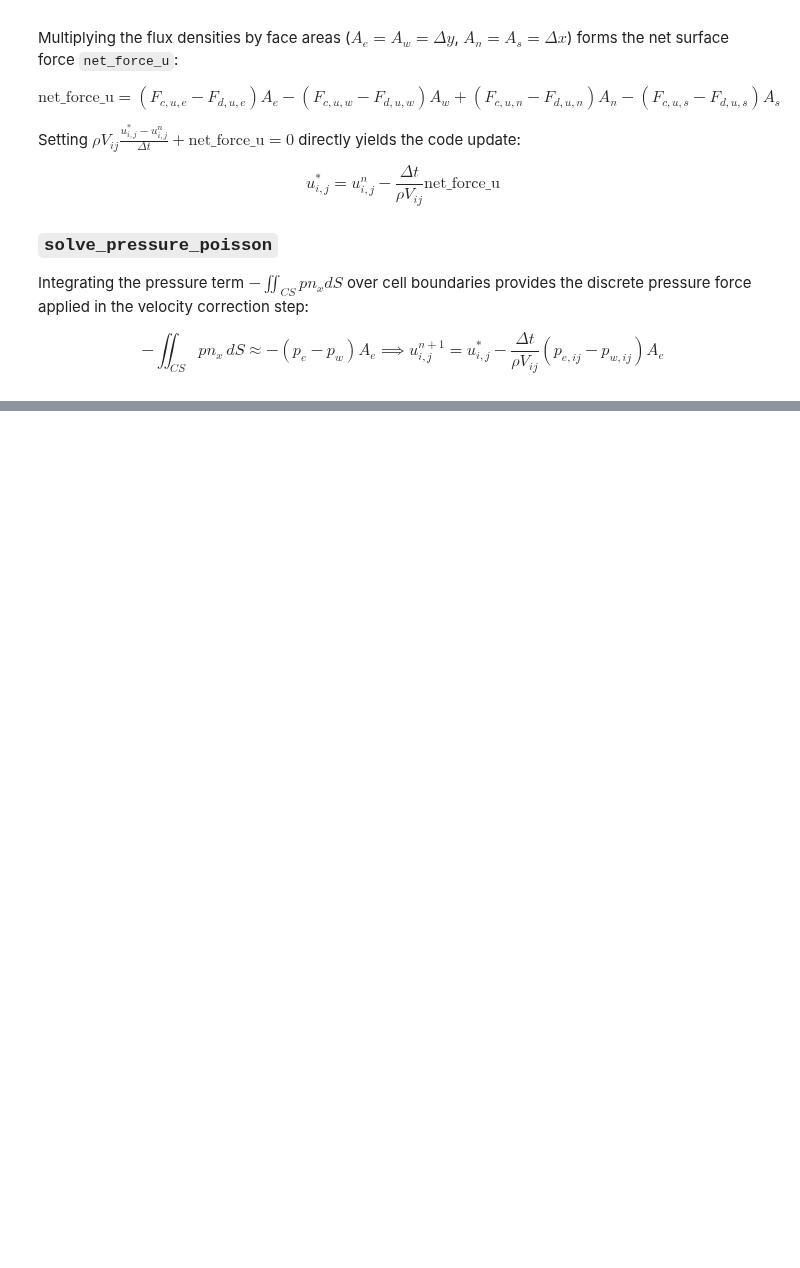
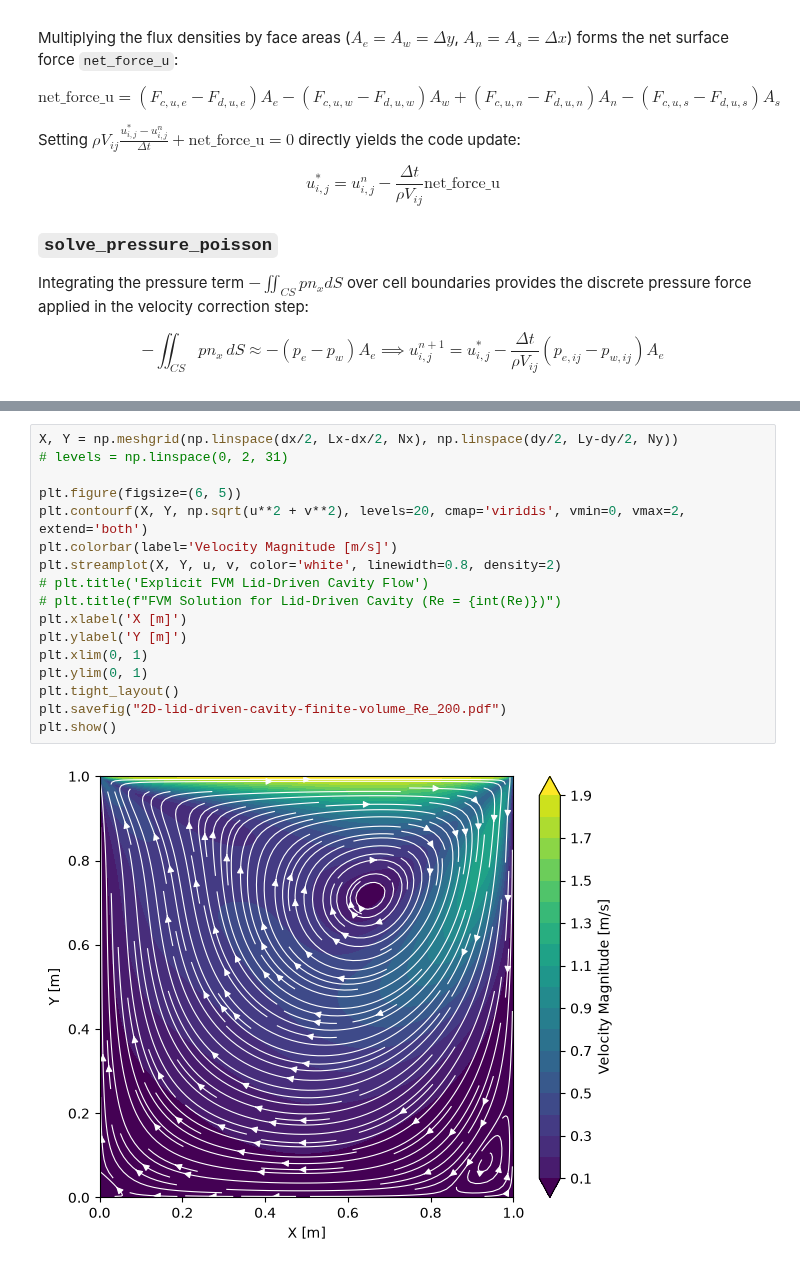
Before and after one commit to mtsn-lab/me137-237a, a Jupyter notebook: examples/cfdFiniteVolumeMethodCavityLid.ipynb, the cells around one changed output, grey strips where cells are left out. Cells and saved outputs as stored; diff of their text form; blank space fills up the shorter version.

```diff
--- a/examples/cfdFiniteVolumeMethodCavityLid.ipynb
+++ b/examples/cfdFiniteVolumeMethodCavityLid.ipynb
@@ -299,0 +316,19 @@ Step 1000 | Max U: 0.8382 m/s | Min U: -0.1734 m/s
+# %%
+X, Y = np.meshgrid(np.linspace(dx/2, Lx-dx/2, Nx), np.linspace(dy/2, Ly-dy/2, Ny))
+# levels = np.linspace(0, 2, 31)
+
+plt.figure(figsize=(6, 5))
+plt.contourf(X, Y, np.sqrt(u**2 + v**2), levels=20, cmap='viridis', vmin=0, vmax=2, extend='both')
+plt.colorbar(label='Velocity Magnitude [m/s]')
+plt.streamplot(X, Y, u, v, color='white', linewidth=0.8, density=2)
+# plt.title('Explicit FVM Lid-Driven Cavity Flow')
+# plt.title(f"FVM Solution for Lid-Driven Cavity (Re = {int(Re)})")
+plt.xlabel('X [m]')
+plt.ylabel('Y [m]')
+plt.xlim(0, 1)
+plt.ylim(0, 1)
+plt.tight_layout()
+plt.savefig("2D-lid-driven-cavity-finite-volume_Re_200.pdf")
+plt.show()
+# %% [output]
+[figure, added]
```
Also changed, not shown: parts of 1 cell of this notebook, 4 other files.
